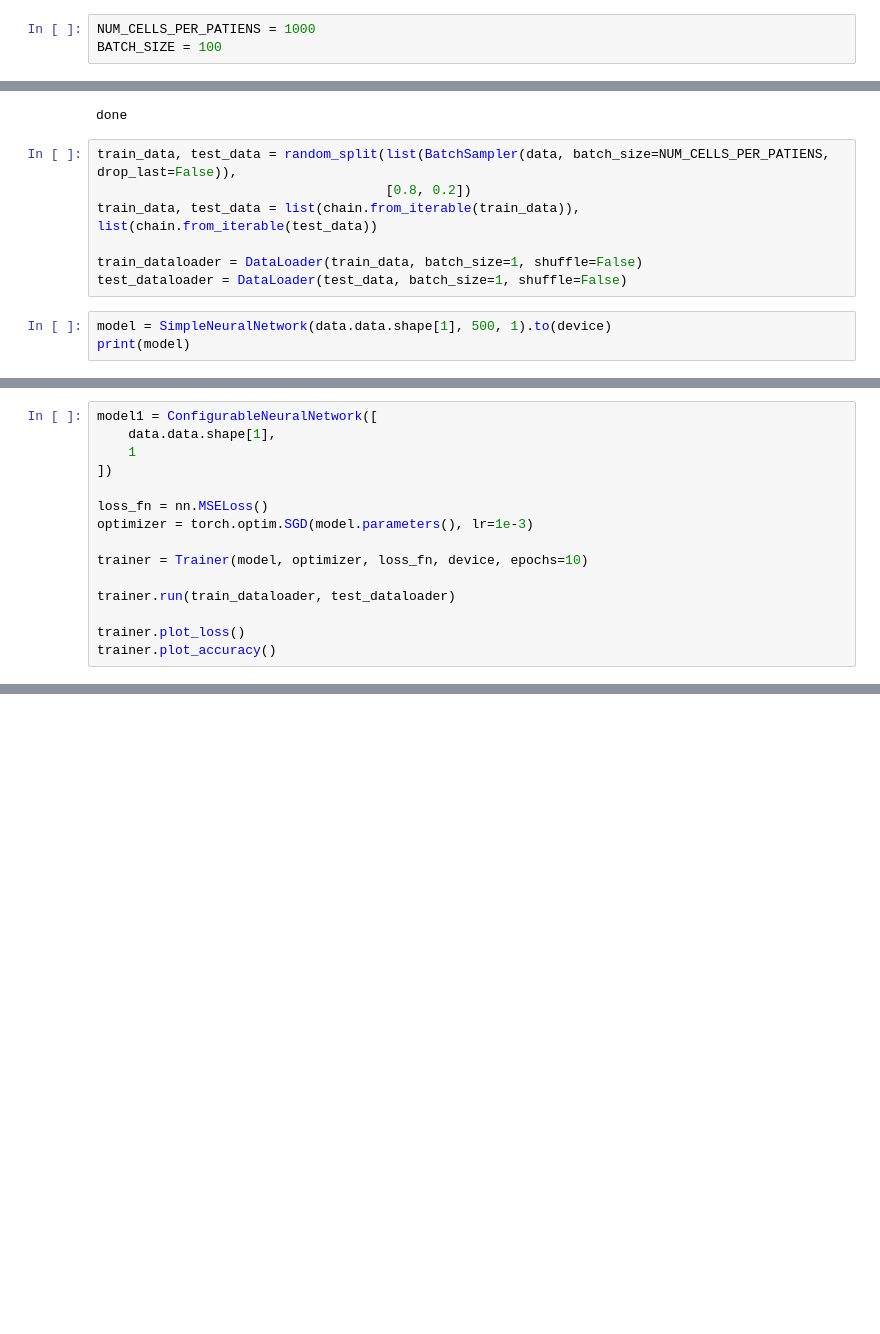
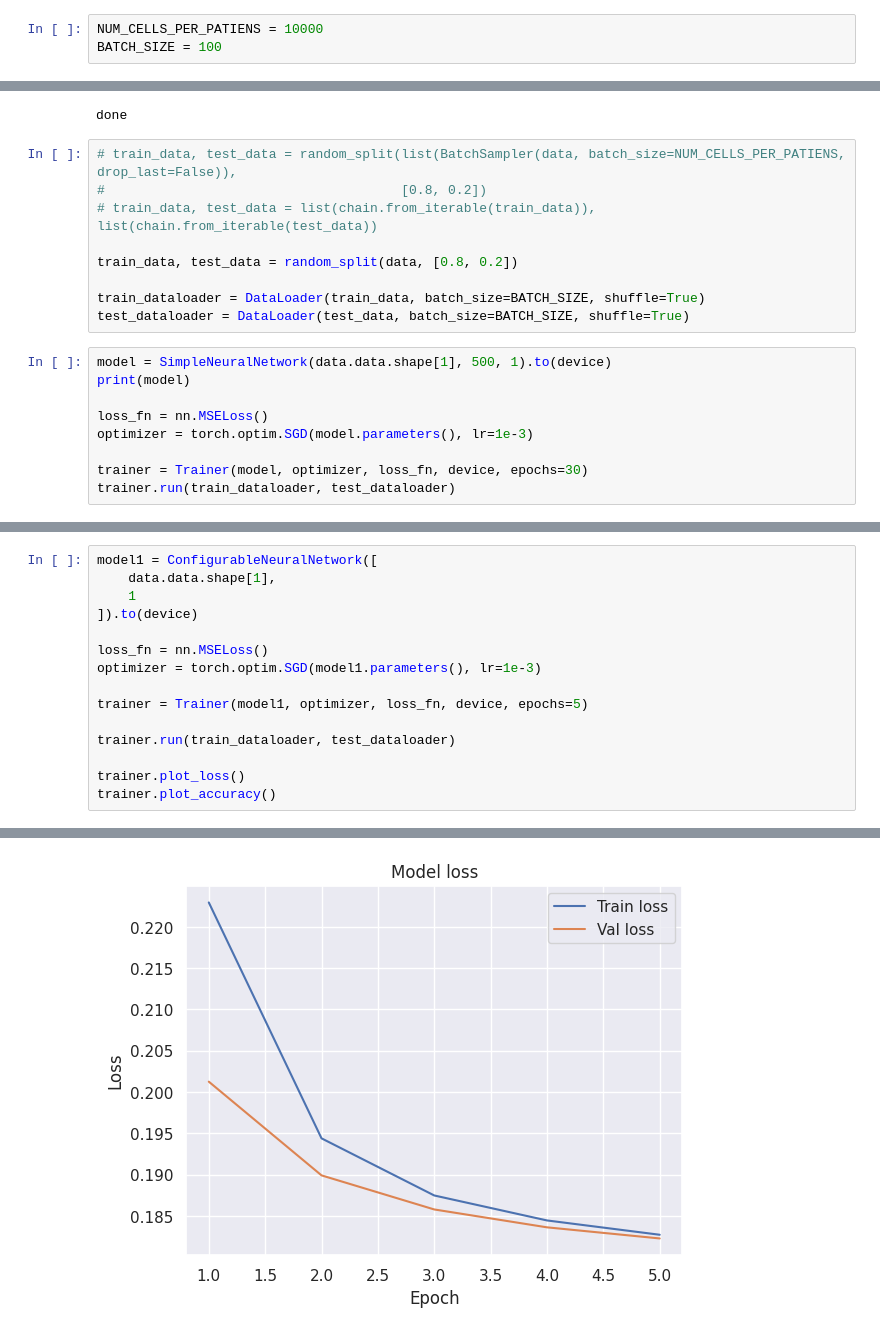
Before and after one commit to LeGmask/COVID_cyTOF, a Jupyter notebook: main.ipynb, the cells around one changed output, grey strips where cells are left out. Saved outputs shown, nothing was run; the diff lists cells and outputs as text; blank space fills up the shorter version.

```diff
--- a/main.ipynb
+++ b/main.ipynb
@@ -24,7 +24,7 @@ print(f"Using {device} device")
 # %% [output]
 Using cuda device
 # %%
-NUM_CELLS_PER_PATIENS = 1000
+NUM_CELLS_PER_PATIENS = 10000
 BATCH_SIZE = 100
 # %%
 data = CovidCytofDataset("./data/attachments/COVID_CYTOF_BASIC_METADATA_STATUS_AGE_GROUP_SEX.xlsx", "./data",
@@ -33,15 +33,23 @@ data = CovidCytofDataset("./data/attachments/COVID_CYTOF_BASIC_METADATA_STATUS_A
 Loading fcs data:
 done
 # %%
-train_data, test_data = random_split(list(BatchSampler(data, batch_size=NUM_CELLS_PER_PATIENS, drop_last=False)),
-                                     [0.8, 0.2])
-train_data, test_data = list(chain.from_iterable(train_data)), list(chain.from_iterable(test_data))
+# train_data, test_data = random_split(list(BatchSampler(data, batch_size=NUM_CELLS_PER_PATIENS, drop_last=False)),
+#                                      [0.8, 0.2])
+# train_data, test_data = list(chain.from_iterable(train_data)), list(chain.from_iterable(test_data))
 
-train_dataloader = DataLoader(train_data, batch_size=1, shuffle=False)
-test_dataloader = DataLoader(test_data, batch_size=1, shuffle=False)
+train_data, test_data = random_split(data, [0.8, 0.2])
+
+train_dataloader = DataLoader(train_data, batch_size=BATCH_SIZE, shuffle=True)
+test_dataloader = DataLoader(test_data, batch_size=BATCH_SIZE, shuffle=True)
 # %%
 model = SimpleNeuralNetwork(data.data.shape[1], 500, 1).to(device)
 print(model)
+
+loss_fn = nn.MSELoss()
+optimizer = torch.optim.SGD(model.parameters(), lr=1e-3)
+
+trainer = Trainer(model, optimizer, loss_fn, device, epochs=30)
+trainer.run(train_dataloader, test_dataloader)
 # %% [output]
 SimpleNeuralNetwork(
   (linear_relu_stack): Sequential(
@@ -65,14 +78,15 @@ trainer.plot_accuracy()
 model1 = ConfigurableNeuralNetwork([
     data.data.shape[1],
     1
-])
+]).to(device)
 
 loss_fn = nn.MSELoss()
-optimizer = torch.optim.SGD(model.parameters(), lr=1e-3)
+optimizer = torch.optim.SGD(model1.parameters(), lr=1e-3)
 
-trainer = Trainer(model, optimizer, loss_fn, device, epochs=10)
+trainer = Trainer(model1, optimizer, loss_fn, device, epochs=5)
 
 trainer.run(train_dataloader, test_dataloader)
 
 trainer.plot_loss()
 trainer.plot_accuracy()
+# %% [output]
@@ -78,0 +113 @@ trainer.plot_accuracy()
+[figure, added]
```
Also changed, not shown: parts of 7 cells of this notebook, 1 other file.
